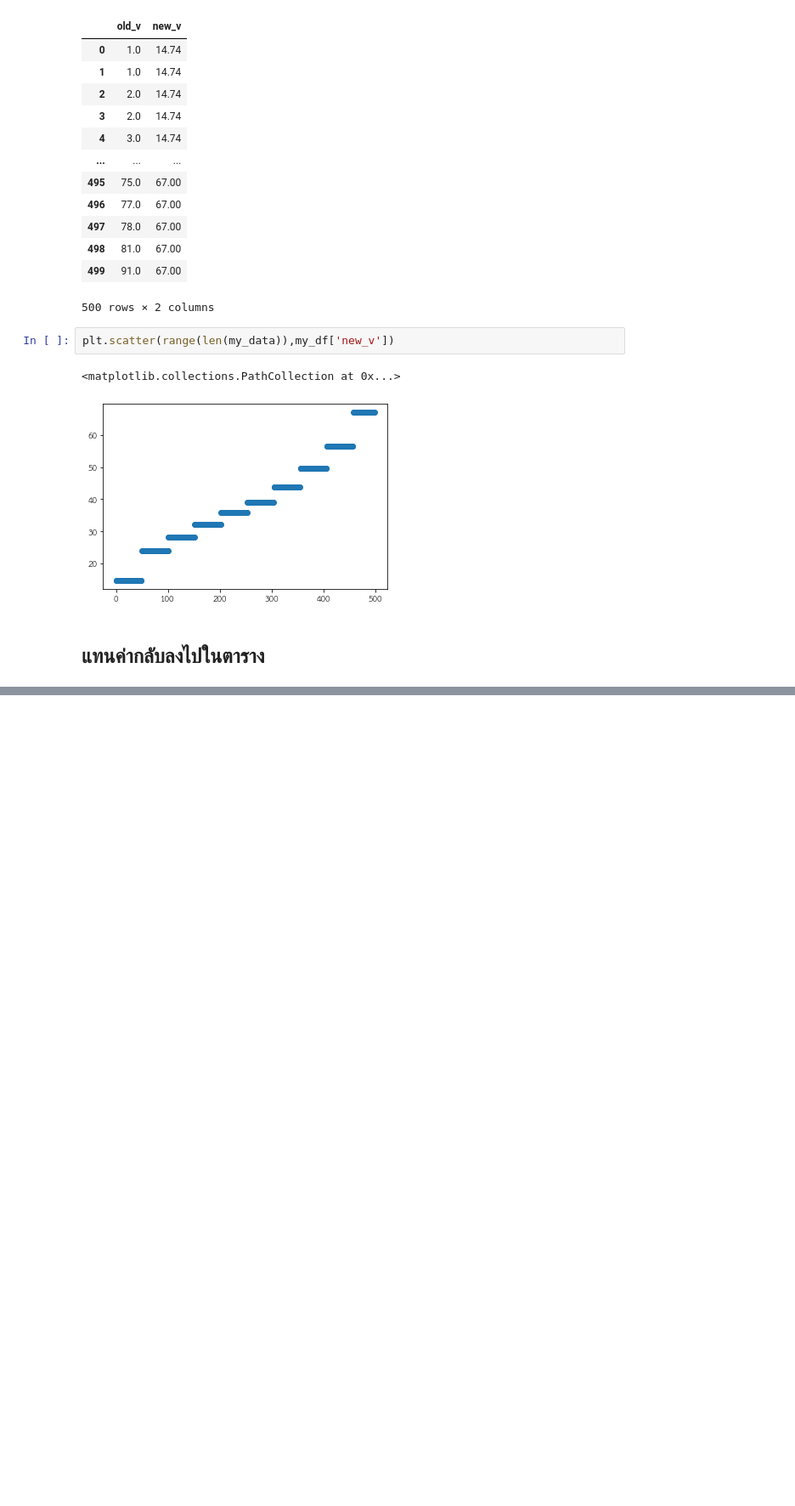
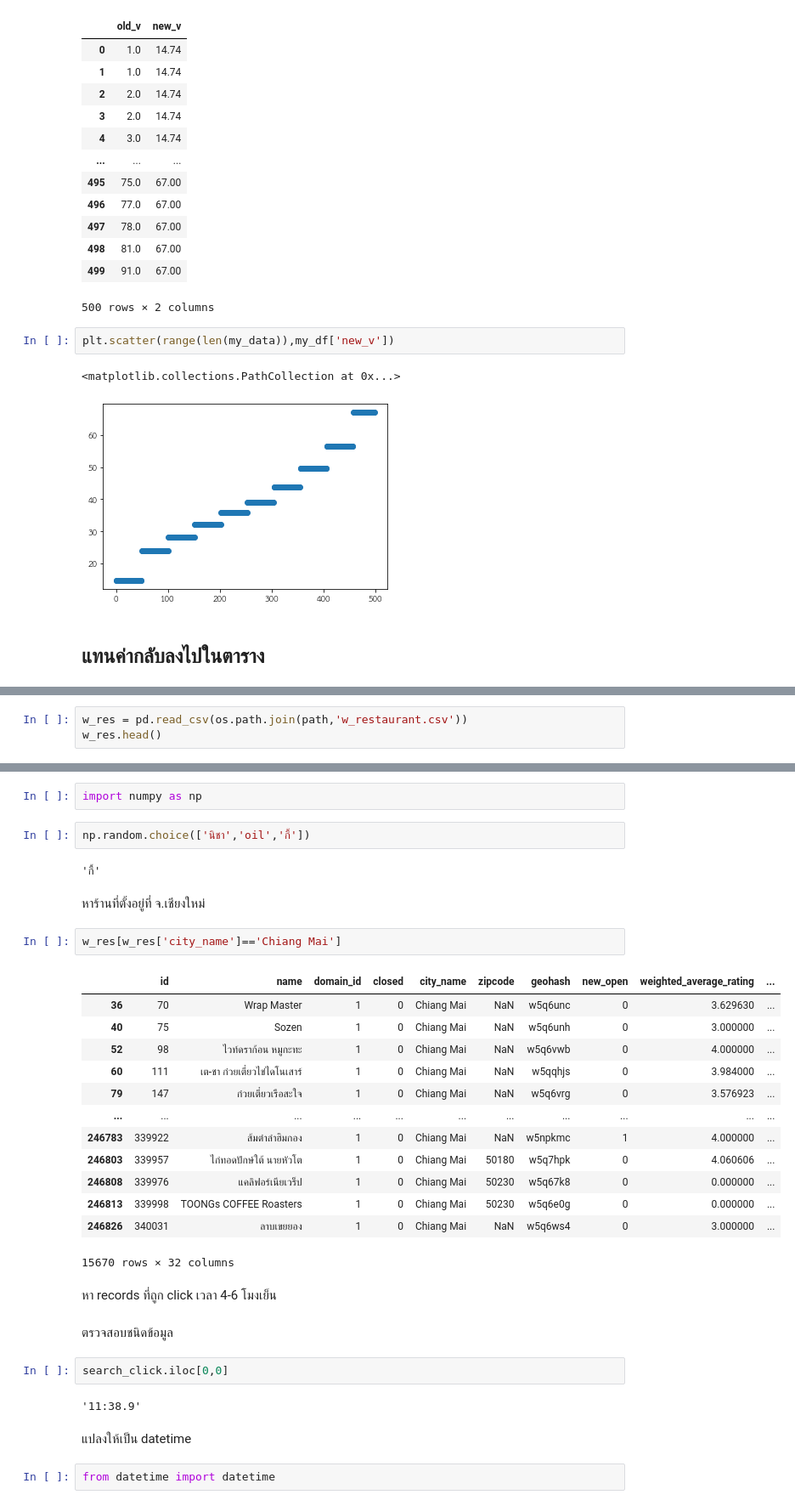
Before and after one commit to tohnperfect/DPDM2021, a Jupyter notebook: Data_Preprocessing_(Chapter_3).ipynb, the cells around one changed output, grey strips where cells are left out. Shown at 85% size. Drawn from its saved outputs; the diff is of its cells as text; blank space fills up the shorter version.

```diff
--- a/Data_Preprocessing_(Chapter_3).ipynb
+++ b/Data_Preprocessing_(Chapter_3).ipynb
@@ -1426,0 +1431,3 @@ plt.scatter(range(len(my_data)),my_df['new_v'])
+# %%
+w_res = pd.read_csv(os.path.join(path,'w_restaurant.csv'))
+w_res.head()
@@ -1426,0 +1451,36 @@ plt.scatter(range(len(my_data)),my_df['new_v'])
+# %%
+import numpy as np
+# %%
+np.random.choice(['นิชา','oil','กี้'])
+# %% [output]
+'กี้'
+# %% [markdown]
+หาร้านที่ตั้งอยู่ที่ จ.เชียงใหม่
+# %%
+w_res[w_res['city_name']=='Chiang Mai']
+# %% [output]
+|  | id | name | domain_id | closed | city_name | zipcode | geohash | new_open | weighted_average_rating | ... |
+| 36 | 70 | Wrap Master | 1 | 0 | Chiang Mai | NaN | w5q6unc | 0 | 3.629630 | ... |
+| 40 | 75 | Sozen | 1 | 0 | Chiang Mai | NaN | w5q6unh | 0 | 3.000000 | ... |
+| 52 | 98 | ไวท์ดราก้อน หมูกะทะ | 1 | 0 | Chiang Mai | NaN | w5q6vwb | 0 | 4.000000 | ... |
+| 60 | 111 | เต-ชา ก๋วยเตี๋ยวไข่ไดโนเสาร์ | 1 | 0 | Chiang Mai | NaN | w5qqhjs | 0 | 3.984000 | ... |
+| 79 | 147 | ก๋วยเตี๋ยวเรือสะใจ | 1 | 0 | Chiang Mai | NaN | w5q6vrg | 0 | 3.576923 | ... |
+| ... | ... | ... | ... | ... | ... | ... | ... | ... | ... | ... |
+| 246783 | 339922 | ส้มตำลำฮิมกอง | 1 | 0 | Chiang Mai | NaN | w5npkmc | 1 | 4.000000 | ... |
+| 246803 | 339957 | ไก่ทอดปักษ์ใต้ นายหัวโต | 1 | 0 | Chiang Mai | 50180 | w5q7hpk | 0 | 4.060606 | ... |
+| 246808 | 339976 | แคลิฟอร์เนียเวร็ป | 1 | 0 | Chiang Mai | 50230 | w5q67k8 | 0 | 0.000000 | ... |
+| 246813 | 339998 | TOONGs COFFEE Roasters | 1 | 0 | Chiang Mai | 50230 | w5q6e0g | 0 | 0.000000 | ... |
+| 246826 | 340031 | ลาบเขยยอง | 1 | 0 | Chiang Mai | NaN | w5q6ws4 | 0 | 3.000000 | ... |
+15670 rows × 32 columns
+# %% [markdown]
+หา records ที่ถูก click เวลา 4-6 โมงเย็น
+# %% [markdown]
+ตรวจสอบชนิดข้อมูล
+# %%
+search_click.iloc[0,0]
+# %% [output]
+'11:38.9'
+# %% [markdown]
+แปลงให้เป็น datetime
+# %%
+from datetime import datetime
```
Also changed, not shown: parts of 30 cells of this notebook.
